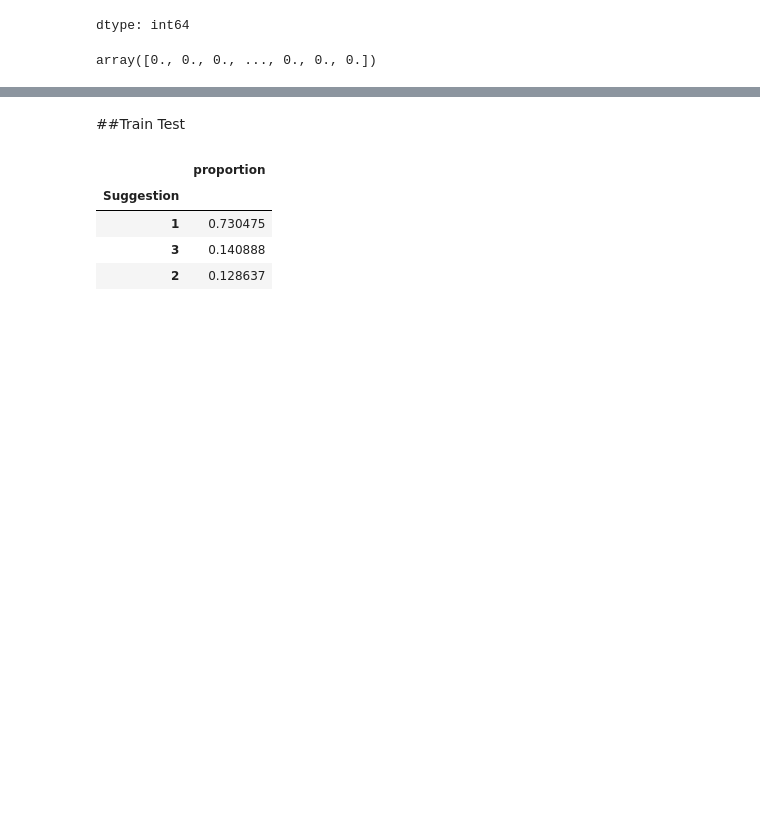
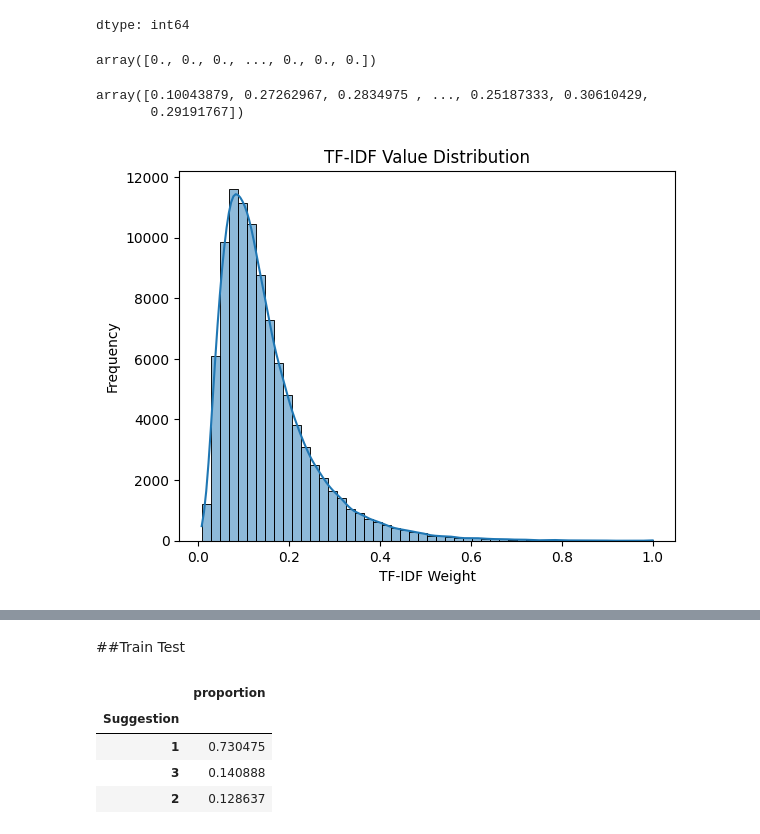
Before and after one commit to MohammadBeyzaei/digikala_sentiment, a Jupyter notebook: digikala_sentiment.ipynb, the cells around one changed output, grey strips where cells are left out. Cells and saved outputs as stored; diff of their text form; code cells hidden in the pictures; blank space fills up the shorter version.

```diff
--- a/digikala_sentiment.ipynb
+++ b/digikala_sentiment.ipynb
@@ -155,3 +172,20 @@ vectorized_Text=vectorizer.fit_transform(data['cleanedText'])
 vectorized_Text.toarray()[0]
 # %% [output]
 array([0., 0., 0., ..., 0., 0., 0.])
+# %%
+vectorized_Text.data
+# %% [output]
+array([0.10043879, 0.27262967, 0.2834975 , ..., 0.25187333, 0.30610429,
+       0.29191767])
+# %%
+import matplotlib.pyplot as plt
+import seaborn as sns
+
+# نمایش توزیع مقادیر TF-IDF
+sns.histplot(vectorized_Text.data, bins=50, kde=True)
+plt.title("TF-IDF Value Distribution")
+plt.xlabel("TF-IDF Weight")
+plt.ylabel("Frequency")
+plt.show()
+# %% [output]
+[figure, added]
```
Also changed, not shown: parts of 29 cells of this notebook.
